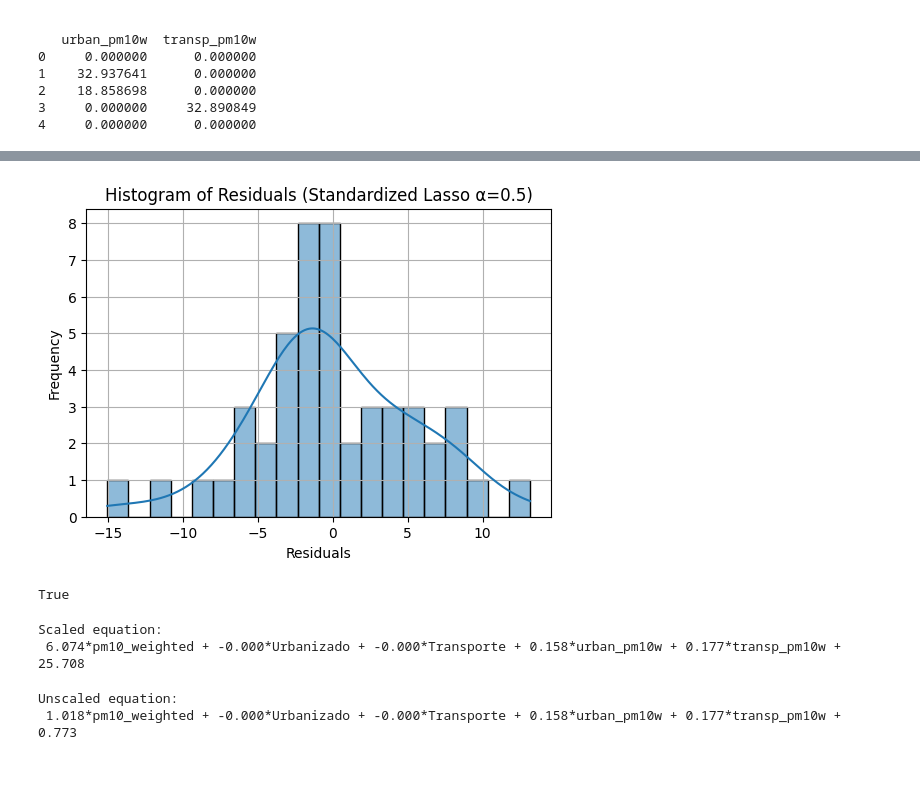
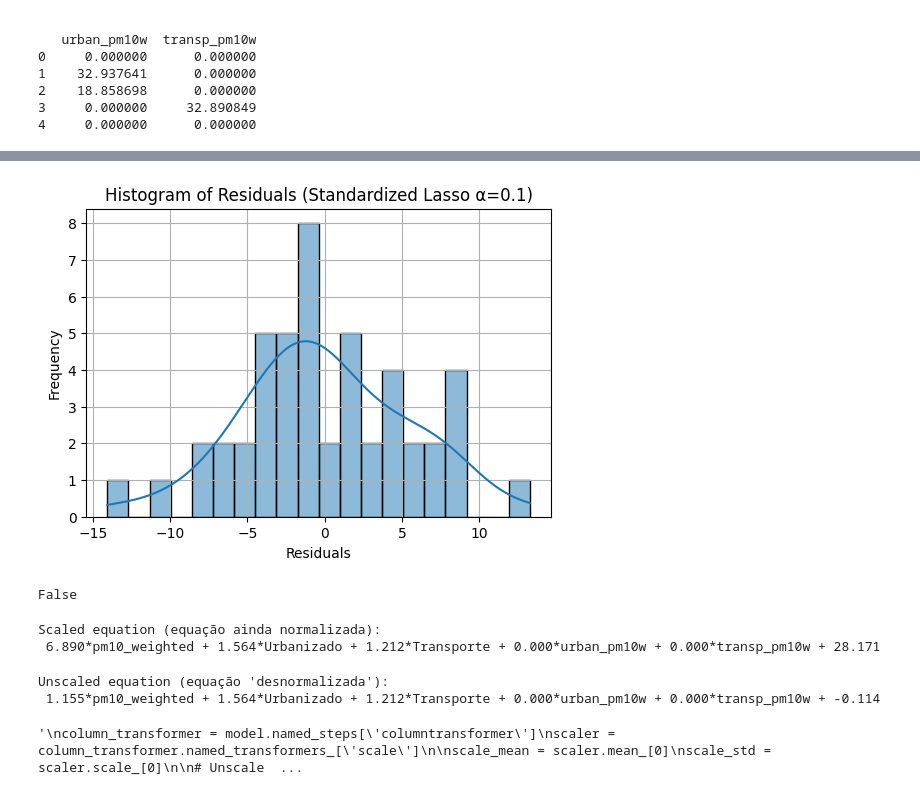
Before and after one commit to FC1104-XX/ProjIntegrador, a Jupyter notebook: lasso.ipynb, the cells around one changed output, grey strips where cells are left out. Saved outputs shown, nothing was run; the diff lists cells and outputs as text; code cells hidden in the pictures.

```diff
--- a/lasso.ipynb
+++ b/lasso.ipynb
@@ -265,27 +268,27 @@ MAE:   4.584
 # %%
 preprocessor = ColumnTransformer([
-    ('scale', StandardScaler(), [0]),                      # scale only pm10_weighted
-    ('passthrough', 'passthrough', list(range(1, X.shape[1])))  # leave others unscaled
-])
-model = make_pipeline(preprocessor, Lasso(alpha=0.5, max_iter=10000))
+                ('scale', StandardScaler(), [0, -2, -1]),  # scale first and last 2 columns
+                ('passthrough', 'passthrough', [i for i in range(1, X.shape[1] - 2)])  # leave others
+            ])
+model = make_pipeline(preprocessor, Lasso(alpha=0.1, max_iter=10000))
 model.fit(X, y)
 y_pred = model.predict(X)
 residuals_1 = y - y_pred
 
 
 
 plt.figure(figsize=(6, 4))
 sns.histplot(residuals_1, kde=True, bins=20)
-plt.title("Histogram of Residuals (Standardized Lasso α=0.5)")
+plt.title("Histogram of Residuals (Standardized Lasso α=0.1)")
 plt.xlabel("Residuals")
 plt.ylabel("Frequency")
 plt.grid(True)
 plt.show()
 
 np.allclose(residuals_1, residuals)
 # %% [output]
-[figure, old version]
+[figure, new version]
-True
+False
 # %%
 # Extract Lasso from the pipeline
 lasso = model.named_steps['lasso']
@@ -296,30 +299,65 @@ intercept_scaled = lasso.intercept_
 feature_names = X.columns
 terms = [f"{coef:.3f}*{name}" for coef, name in zip(coefs_scaled, feature_names)]
 equation_scaled = " + ".join(terms) + f" + {intercept_scaled:.3f}"
-print("Scaled equation:\n", equation_scaled)
+print("Scaled equation (equação ainda normalizada):\n", equation_scaled)
 # %% [output]
-Scaled equation:
- 6.074*pm10_weighted + -0.000*Urbanizado + -0.000*Transporte + 0.158*urban_pm10w + 0.177*transp_pm10w + 25.708
+Scaled equation (equação ainda normalizada):
+ 6.890*pm10_weighted + 1.564*Urbanizado + 1.212*Transporte + 0.000*urban_pm10w + 0.000*transp_pm10w + 28.171
 # %%
-# Extract scalers from the ColumnTransformer
+# Extract pipeline components
 column_transformer = model.named_steps['columntransformer']
 scaler = column_transformer.named_transformers_['scale']
+lasso = model.named_steps['lasso']
 
-scale_mean = scaler.mean_[0]
-scale_std = scaler.scale_[0]
+# Get scaled coefficients
+coefs_scaled = lasso.coef_
+intercept_scaled = lasso.intercept_
 
-# Unscale only the first coefficient
+# These are the indices you scaled
+scaled_indices = [0, -2, -1]
+# Compute unscaled coefficients
 coefs_unscaled = coefs_scaled.copy()
-coefs_unscaled[0] = coefs_scaled[0] / scale_std  # rescale first column
-# Others are untouched because they weren't scaled
 
-# Fix intercept
-intercept_unscaled = intercept_scaled - (coefs_scaled[0] * scale_mean / scale_std)
+# Adjust coefficients for scaled features
+for i, idx in enumerate(scaled_indices):
+    scale_mean = scaler.mean_[i]
+    scale_std = scaler.scale_[i]
+    coefs_unscaled[idx] = coefs_scaled[idx] / scale_std
 
-# Build readable equation
+# Adjust intercept
+intercept_unscaled = intercept_scaled
+for i, idx in enumerate(scaled_indices):
+    scale_mean = scaler.mean_[i]
+    scale_std = scaler.scale_[i]
+    intercept_unscaled -= coefs_scaled[idx] * scale_mean / scale_std
+
+# Build equation
 terms_unscaled = [f"{coef:.3f}*{name}" for coef, name in zip(coefs_unscaled, feature_names)]
 equation_unscaled = " + ".join(terms_unscaled) + f" + {intercept_unscaled:.3f}"
-print("Unscaled equation:\n", equation_unscaled)
+print("Unscaled equation (equação 'desnormalizada'):\n", equation_unscaled)
 # %% [output]
-Unscaled equation:
- 1.018*pm10_weighted + -0.000*Urbanizado + -0.000*Transporte + 0.158*urban_pm10w + 0.177*transp_pm10w + 0.773
+Unscaled equation (equação 'desnormalizada'):
+ 1.155*pm10_weighted + 1.564*Urbanizado + 1.212*Transporte + 0.000*urban_pm10w + 0.000*transp_pm10w + -0.114
+# %%
+"""
+column_transformer = model.named_steps['columntransformer']
+scaler = column_transformer.named_transformers_['scale']
+
+scale_mean = scaler.mean_[0]
+scale_std = scaler.scale_[0]
+
+# Unscale only the first coefficient
+coefs_unscaled = coefs_scaled.copy()
+coefs_unscaled[0] = coefs_scaled[0] / scale_std  # rescale first column
+# Others are untouched because they weren't scaled
+
+# Fix intercept
+intercept_unscaled = intercept_scaled - (coefs_scaled[0] * scale_mean / scale_std)
+
+# Build readable equation
+terms_unscaled = [f"{coef:.3f}*{name}" for coef, name in zip(coefs_unscaled, feature_names)]
+equation_unscaled = " + ".join(terms_unscaled) + f" + {intercept_unscaled:.3f}"
+print("Unscaled equation:\n", equation_unscaled)
+"""
+# %% [output]
+'\ncolumn_transformer = model.named_steps[\'columntransformer\']\nscaler = column_transformer.named_transformers_[\'scale\']\n\nscale_mean = scaler.mean_[0]\nscale_std = scaler.scale_[0]\n\n# Unscale  ...
```
Also changed, not shown: parts of 3 cells of this notebook, 1 other file.
